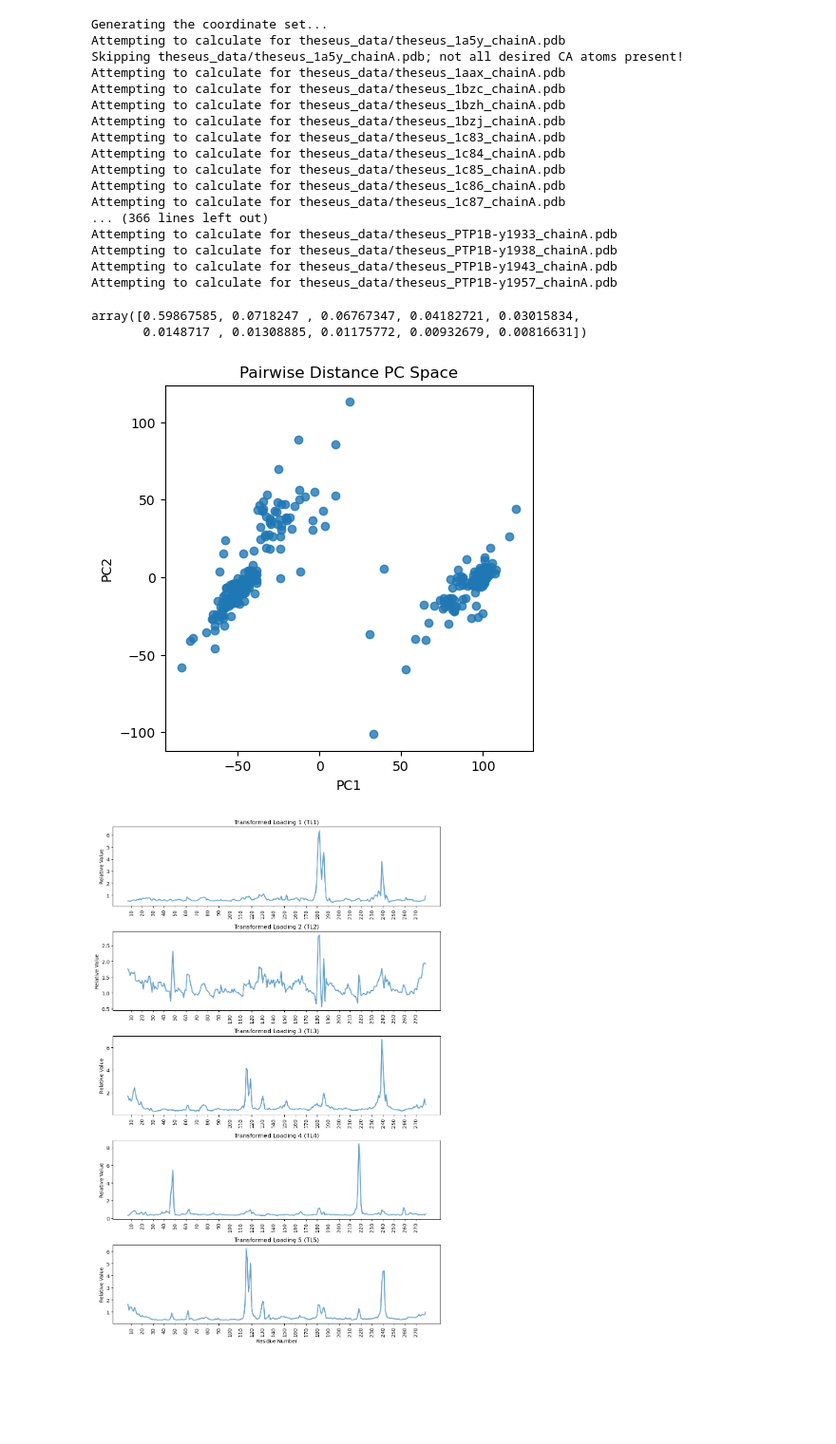
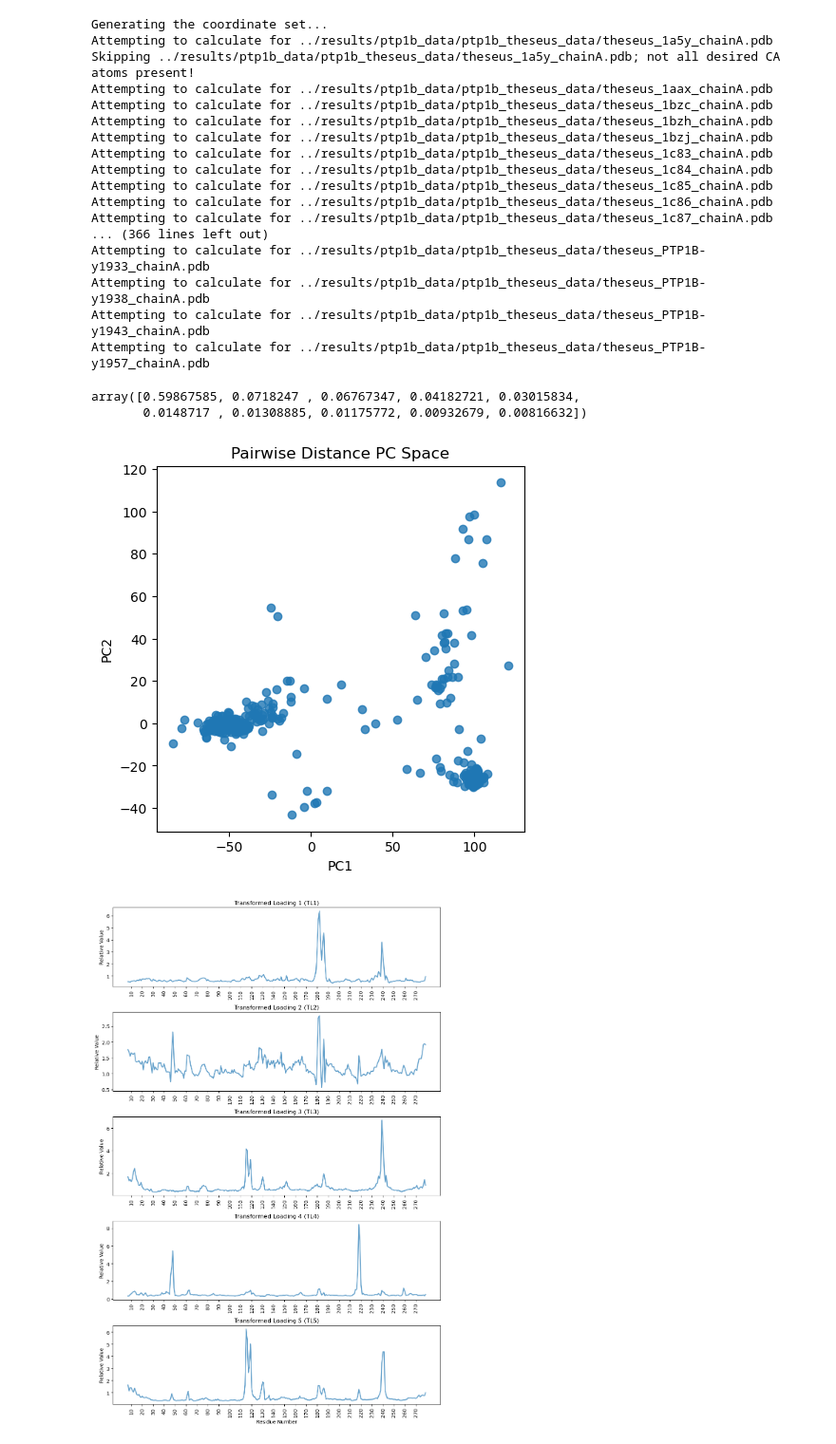
Before and after one commit to Hekstra-Lab/colav, a Jupyter notebook: scripts/pairwise_distance_example.ipynb, the cells around one changed output. Shown at 95% size. Drawn from its saved outputs; the diff is of its cells as text; code cells hidden in the pictures; blank space fills up the shorter version.

Commit message:
update results and example scripts

```diff
--- a/scripts/pairwise_distance_example.ipynb
+++ b/scripts/pairwise_distance_example.ipynb
@@ -9,7 +9,7 @@ from colav.extract_data_matrix import *
 # %%
 # extract the feature information
 resnum_bounds = (7, 279)
-theseus_strucs = sorted(glob.glob("theseus_data/*pdb"))
+theseus_strucs = sorted(glob.glob("../results/ptp1b_data/ptp1b_theseus_data/*pdb"))
 pw_data_matrix, pw_strucs = generate_pw_matrix(structure_list=theseus_strucs,
                                                resnum_bounds=resnum_bounds,
                                                save=False,
@@ -17,22 +17,22 @@ pw_data_matrix, pw_strucs = generate_pw_matrix(structure_list=theseus_strucs,
                                               )
 # %% [output]
 Generating the coordinate set...
-Attempting to calculate for theseus_data/theseus_1a5y_chainA.pdb
-Skipping theseus_data/theseus_1a5y_chainA.pdb; not all desired CA atoms present!
-Attempting to calculate for theseus_data/theseus_1aax_chainA.pdb
-Attempting to calculate for theseus_data/theseus_1bzc_chainA.pdb
-Attempting to calculate for theseus_data/theseus_1bzh_chainA.pdb
-Attempting to calculate for theseus_data/theseus_1bzj_chainA.pdb
-Attempting to calculate for theseus_data/theseus_1c83_chainA.pdb
-Attempting to calculate for theseus_data/theseus_1c84_chainA.pdb
-Attempting to calculate for theseus_data/theseus_1c85_chainA.pdb
-Attempting to calculate for theseus_data/theseus_1c86_chainA.pdb
-Attempting to calculate for theseus_data/theseus_1c87_chainA.pdb
+Attempting to calculate for ../results/ptp1b_data/ptp1b_theseus_data/theseus_1a5y_chainA.pdb
+Skipping ../results/ptp1b_data/ptp1b_theseus_data/theseus_1a5y_chainA.pdb; not all desired CA atoms present!
+Attempting to calculate for ../results/ptp1b_data/ptp1b_theseus_data/theseus_1aax_chainA.pdb
+Attempting to calculate for ../results/ptp1b_data/ptp1b_theseus_data/theseus_1bzc_chainA.pdb
+Attempting to calculate for ../results/ptp1b_data/ptp1b_theseus_data/theseus_1bzh_chainA.pdb
+Attempting to calculate for ../results/ptp1b_data/ptp1b_theseus_data/theseus_1bzj_chainA.pdb
+Attempting to calculate for ../results/ptp1b_data/ptp1b_theseus_data/theseus_1c83_chainA.pdb
+Attempting to calculate for ../results/ptp1b_data/ptp1b_theseus_data/theseus_1c84_chainA.pdb
+Attempting to calculate for ../results/ptp1b_data/ptp1b_theseus_data/theseus_1c85_chainA.pdb
+Attempting to calculate for ../results/ptp1b_data/ptp1b_theseus_data/theseus_1c86_chainA.pdb
+Attempting to calculate for ../results/ptp1b_data/ptp1b_theseus_data/theseus_1c87_chainA.pdb
 ... (366 lines left out)
-Attempting to calculate for theseus_data/theseus_PTP1B-y1933_chainA.pdb
-Attempting to calculate for theseus_data/theseus_PTP1B-y1938_chainA.pdb
-Attempting to calculate for theseus_data/theseus_PTP1B-y1943_chainA.pdb
-Attempting to calculate for theseus_data/theseus_PTP1B-y1957_chainA.pdb
+Attempting to calculate for ../results/ptp1b_data/ptp1b_theseus_data/theseus_PTP1B-y1933_chainA.pdb
+Attempting to calculate for ../results/ptp1b_data/ptp1b_theseus_data/theseus_PTP1B-y1938_chainA.pdb
+Attempting to calculate for ../results/ptp1b_data/ptp1b_theseus_data/theseus_PTP1B-y1943_chainA.pdb
+Attempting to calculate for ../results/ptp1b_data/ptp1b_theseus_data/theseus_PTP1B-y1957_chainA.pdb
 # %%
 # perform PCA
 pca = PCA(n_components=10)
@@ -40,19 +40,19 @@ transform = pca.fit_transform(pw_data_matrix)
 pca.explained_variance_ratio_
 # %% [output]
 array([0.59867585, 0.0718247 , 0.06767347, 0.04182721, 0.03015834,
-       0.0148717 , 0.01308885, 0.01175772, 0.00932679, 0.00816631])
+       0.0148717 , 0.01308885, 0.01175772, 0.00932679, 0.00816632])
 # %%
 # plot the resulting PC space, with structures represted by markers
 fig, ax = plt.subplots(figsize=(5,5))
 
-ax.scatter(transform[:,0], transform[:,1], marker='o', alpha=0.8)
+ax.scatter(transform[:,0], transform[:,2], marker='o', alpha=0.8)
 ax.set_xlabel("PC1")
 ax.set_ylabel("PC2")
 ax.set_title("Pairwise Distance PC Space")
 
 plt.show()
 # %% [output]
-[figure, old version]
+[figure, new version]
 # %%
 # plot the transformed loadings (accounting for sin and cos)
 fig, ax = plt.subplots(5,1,figsize=(10,15)); ax = ax.flatten()
```
Also changed, not shown: parts of 2 cells of this notebook, 19 other files.
